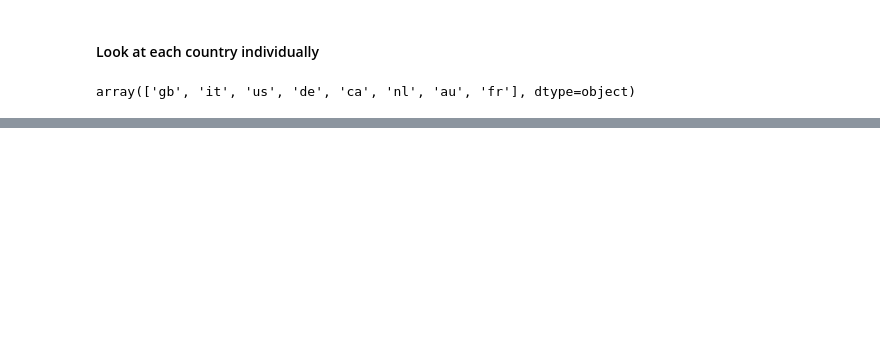
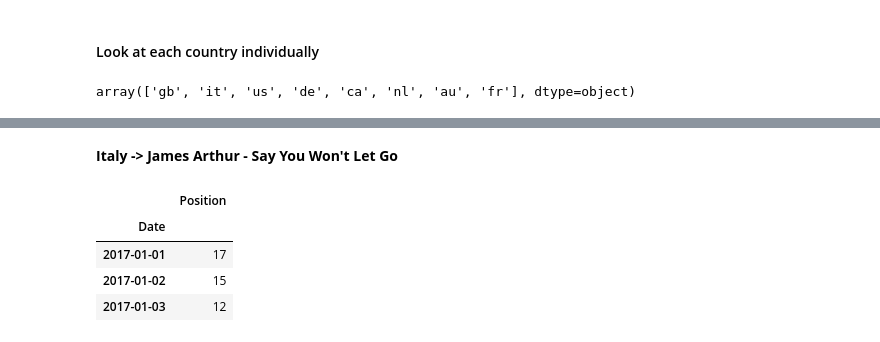
Before and after one commit to yhpf/Capstone-General_Assembly, a Jupyter notebook: 14_break_per_country.ipynb, the cells around one changed output, grey strips where cells are left out. Drawn from its saved outputs; the diff is of its cells as text; code cells hidden in the pictures; blank space fills up the shorter version.

```diff
--- a/14_break_per_country.ipynb
+++ b/14_break_per_country.ipynb
@@ -332,0 +352,19 @@ if song_id in gb_data['ID'] == '5eqK0tbzUPo2SoeZsov04s':
+# %% [markdown]
+**Italy  -> James Arthur - Say You Won't Let Go**
+# %%
+it_data[data['ID'] == '5uCax9HTNlzGybIStD3vDh']
+
+it_position = it_data[data['ID'] == '5uCax9HTNlzGybIStD3vDh']['Position']
+it_date = it_data[data['ID'] == '5uCax9HTNlzGybIStD3vDh']['Date']
+
+it_song = pd.concat([it_position, it_date], axis=1)
+
+it_song = it_song.set_index('Date')
+
+it_song.head(3)
+# %% [output]
+|  | Position |
+| Date |  |
+| 2017-01-01 | 17 |
+| 2017-01-02 | 15 |
+| 2017-01-03 | 12 |
```
Also changed, not shown: parts of 27 cells of this notebook.
